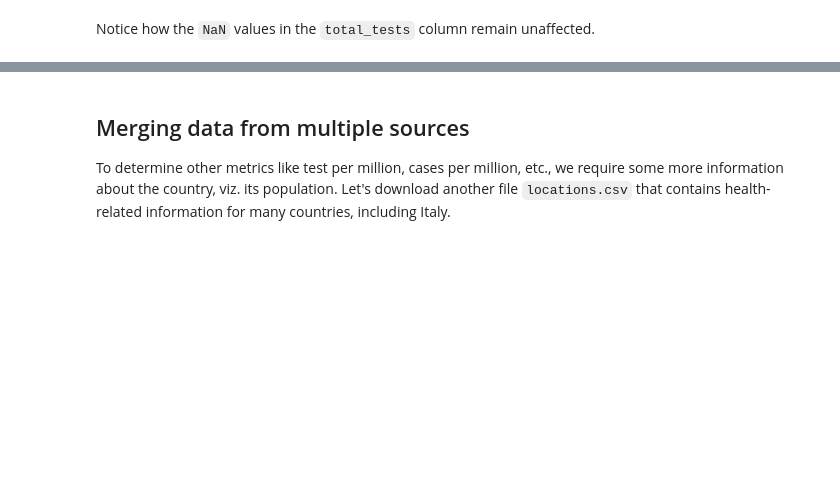
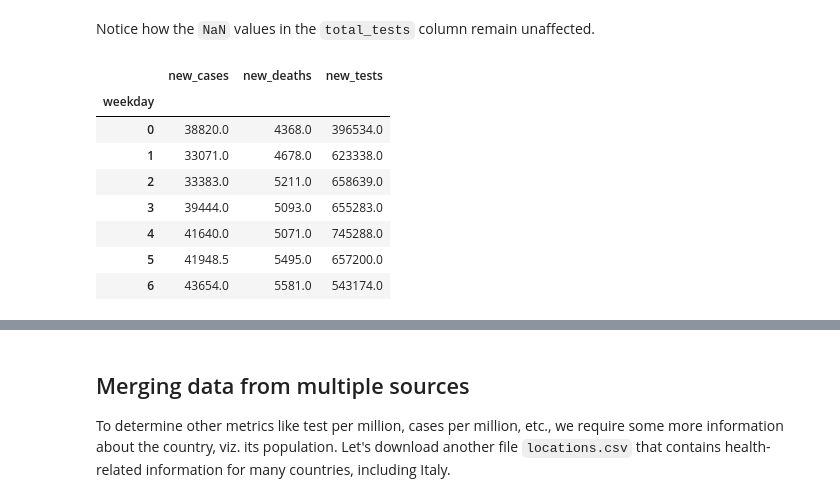
Before and after one commit to UzairHussain193/75-Days-Data-Science-Challenge, a Jupyter notebook: Day 18-19-20 - DA Pandas Practice/python-pandas-data-analysis.ipynb, the cells around one changed output, grey strips where cells are left out. Drawn from its saved outputs; the diff is of its cells as text; code cells hidden in the pictures; blank space fills up the shorter version.

```diff
--- a/Day 18 - DA Pandas/python-pandas-data-analysis.ipynb
+++ b/Day 18-19-20 - DA Pandas Practice/python-pandas-data-analysis.ipynb
@@ -948,2 +951,17 @@ covid_df
 # %% [markdown]
 Notice how the `NaN` values in the `total_tests` column remain unaffected.
+# %%
+#Number of new cases, new test, new deathws reported per weekday
+covid_weekday_df = covid_df.groupby('weekday')[['new_cases', 'new_deaths', 'new_tests']].sum()
+# %%
+covid_weekday_df
+# %% [output]
+|  | new_cases | new_deaths | new_tests |
+| weekday |  |  |  |
+| 0 | 38820.0 | 4368.0 | 396534.0 |
+| 1 | 33071.0 | 4678.0 | 623338.0 |
+| 2 | 33383.0 | 5211.0 | 658639.0 |
+| 3 | 39444.0 | 5093.0 | 655283.0 |
+| 4 | 41640.0 | 5071.0 | 745288.0 |
+| 5 | 41948.5 | 5495.0 | 657200.0 |
+| 6 | 43654.0 | 5581.0 | 543174.0 |
```
Also changed, not shown: parts of 17 cells of this notebook, 5 other files.
